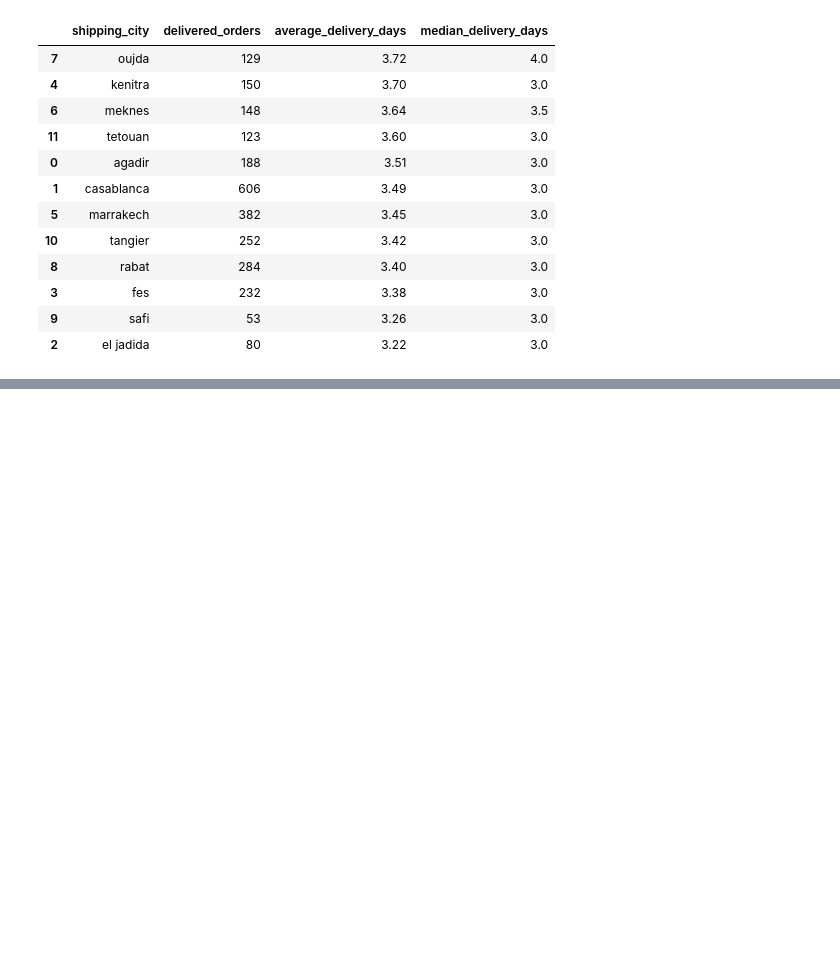
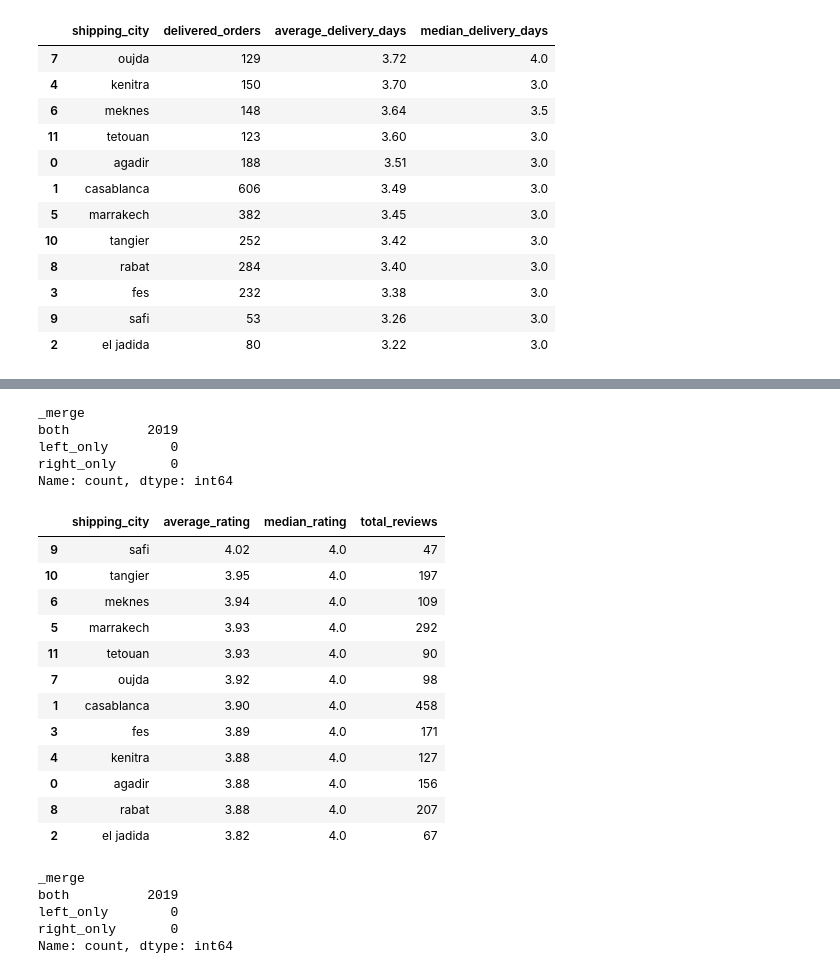
Before and after one commit to aminekabli55/morocco-retail-intelligence, a Jupyter notebook: notebooks/02_exploratory_data_analysis.ipynb, the cells around one changed output, grey strips where cells are left out. Cells and saved outputs as stored; diff of their text form; code cells hidden in the pictures; blank space fills up the shorter version.

```diff
--- a/notebooks/02_exploratory_data_analysis.ipynb
+++ b/notebooks/02_exploratory_data_analysis.ipynb
@@ -795,0 +947,69 @@ delivery_by_city.round(2)
+# %%
+reviews_with_orders = reviews.merge(
+    orders[["order_id", "shipping_city"]],
+    on="order_id",
+    how="left",
+    validate="many_to_one",
+    indicator=True,
+)
+
+reviews_with_orders["_merge"].value_counts()
+# %% [output]
+_merge
+both          2019
+left_only        0
+right_only       0
+Name: count, dtype: int64
+# %%
+city_satisfaction = (
+    reviews_with_orders
+    .dropna(subset=["rating"])
+    .groupby("shipping_city")
+    .agg(
+        average_rating=("rating", "mean"),
+        median_rating=("rating", "median"),
+        total_reviews=("rating", "count"),
+    )
+    .reset_index()
+)
+
+city_satisfaction["average_rating"] = (
+    city_satisfaction["average_rating"].round(2)
+)
+
+city_satisfaction = city_satisfaction.sort_values(
+    "average_rating",
+    ascending=False,
+)
+
+city_satisfaction
+# %% [output]
+|  | shipping_city | average_rating | median_rating | total_reviews |
+| 9 | safi | 4.02 | 4.0 | 47 |
+| 10 | tangier | 3.95 | 4.0 | 197 |
+| 6 | meknes | 3.94 | 4.0 | 109 |
+| 5 | marrakech | 3.93 | 4.0 | 292 |
+| 11 | tetouan | 3.93 | 4.0 | 90 |
+| 7 | oujda | 3.92 | 4.0 | 98 |
+| 1 | casablanca | 3.90 | 4.0 | 458 |
+| 3 | fes | 3.89 | 4.0 | 171 |
+| 4 | kenitra | 3.88 | 4.0 | 127 |
+| 0 | agadir | 3.88 | 4.0 | 156 |
+| 8 | rabat | 3.88 | 4.0 | 207 |
+| 2 | el jadida | 3.82 | 4.0 | 67 |
+# %%
+reviews_with_customers = reviews.merge(
+    customers[["customer_id", "customer_segment"]],
+    on="customer_id",
+    how="left",
+    validate="many_to_one",
+    indicator=True,
+)
+
+reviews_with_customers["_merge"].value_counts()
+# %% [output]
+_merge
+both          2019
+left_only        0
+right_only       0
+Name: count, dtype: int64
```
Also changed, not shown: parts of 13 cells of this notebook.
